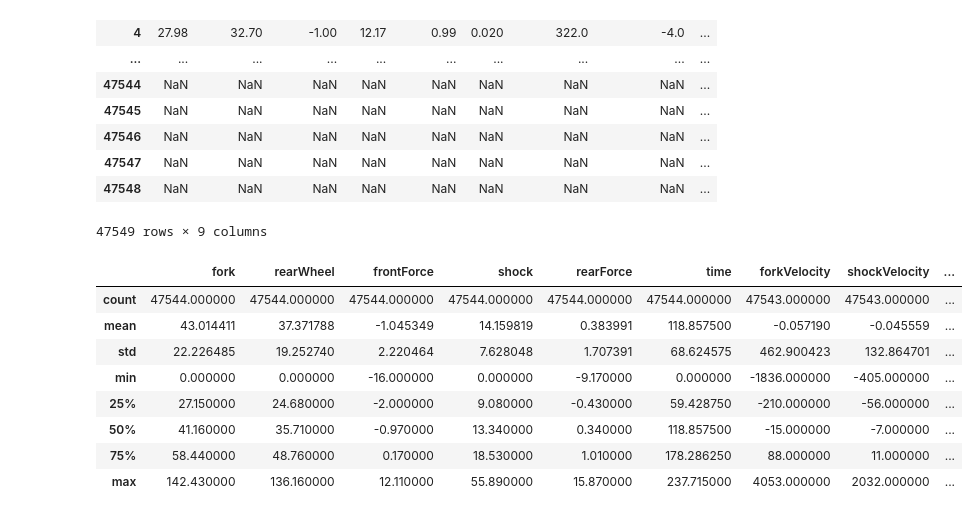
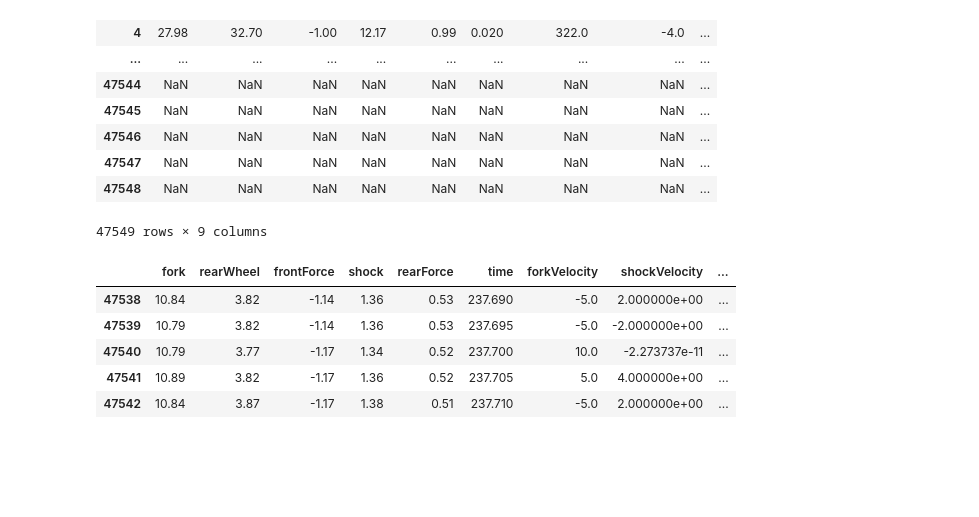
Before and after one commit to jonochurch/DAQ-files, a Jupyter notebook: motion_IQ.ipynb, the cells around one changed output. Saved outputs shown, nothing was run; the diff lists cells and outputs as text; code cells hidden in the pictures; blank space fills up the shorter version.

```diff
--- a/motion_IQ.ipynb
+++ b/motion_IQ.ipynb
@@ -108,15 +108,14 @@ df2
 | 47547 | NaN | NaN | NaN | NaN | NaN | NaN | NaN | NaN | ... |
 | 47548 | NaN | NaN | NaN | NaN | NaN | NaN | NaN | NaN | ... |
 47549 rows × 9 columns
+# %%
+df2.dropna(how='any', inplace=True)
 # %%
-df2.describe()
+df2.tail()
 # %% [output]
 |  | fork | rearWheel | frontForce | shock | rearForce | time | forkVelocity | shockVelocity | ... |
-| count | 47544.000000 | 47544.000000 | 47544.000000 | 47544.000000 | 47544.000000 | 47544.000000 | 47543.000000 | 47543.000000 | ... |
-| mean | 43.014411 | 37.371788 | -1.045349 | 14.159819 | 0.383991 | 118.857500 | -0.057190 | -0.045559 | ... |
-| std | 22.226485 | 19.252740 | 2.220464 | 7.628048 | 1.707391 | 68.624575 | 462.900423 | 132.864701 | ... |
-| min | 0.000000 | 0.000000 | -16.000000 | 0.000000 | -9.170000 | 0.000000 | -1836.000000 | -405.000000 | ... |
-| 25% | 27.150000 | 24.680000 | -2.000000 | 9.080000 | -0.430000 | 59.428750 | -210.000000 | -56.000000 | ... |
-| 50% | 41.160000 | 35.710000 | -0.970000 | 13.340000 | 0.340000 | 118.857500 | -15.000000 | -7.000000 | ... |
-| 75% | 58.440000 | 48.760000 | 0.170000 | 18.530000 | 1.010000 | 178.286250 | 88.000000 | 11.000000 | ... |
-| max | 142.430000 | 136.160000 | 12.110000 | 55.890000 | 15.870000 | 237.715000 | 4053.000000 | 2032.000000 | ... |
+| 47538 | 10.84 | 3.82 | -1.14 | 1.36 | 0.53 | 237.690 | -5.0 | 2.000000e+00 | ... |
+| 47539 | 10.79 | 3.82 | -1.14 | 1.36 | 0.53 | 237.695 | -5.0 | -2.000000e+00 | ... |
+| 47540 | 10.79 | 3.77 | -1.17 | 1.34 | 0.52 | 237.700 | 10.0 | -2.273737e-11 | ... |
+| 47541 | 10.89 | 3.82 | -1.17 | 1.36 | 0.52 | 237.705 | 5.0 | 4.000000e+00 | ... |
+| 47542 | 10.84 | 3.87 | -1.17 | 1.38 | 0.51 | 237.710 | -5.0 | 2.000000e+00 | ... |
```
Also changed, not shown: parts of 1 cell of this notebook.
